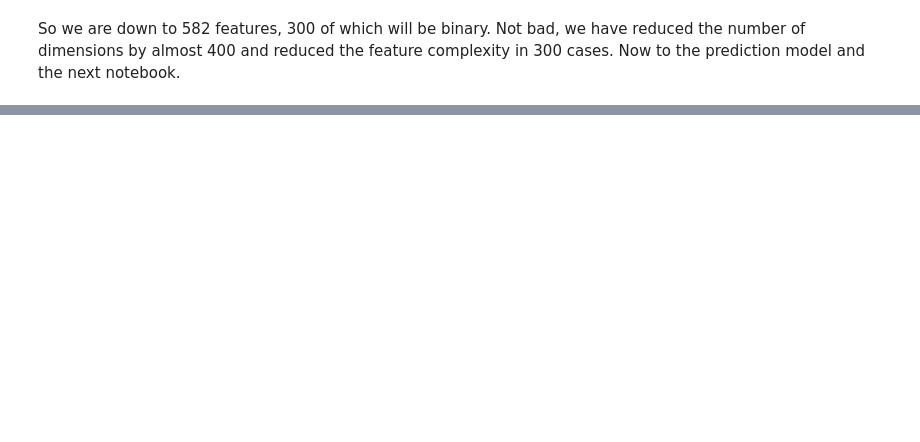
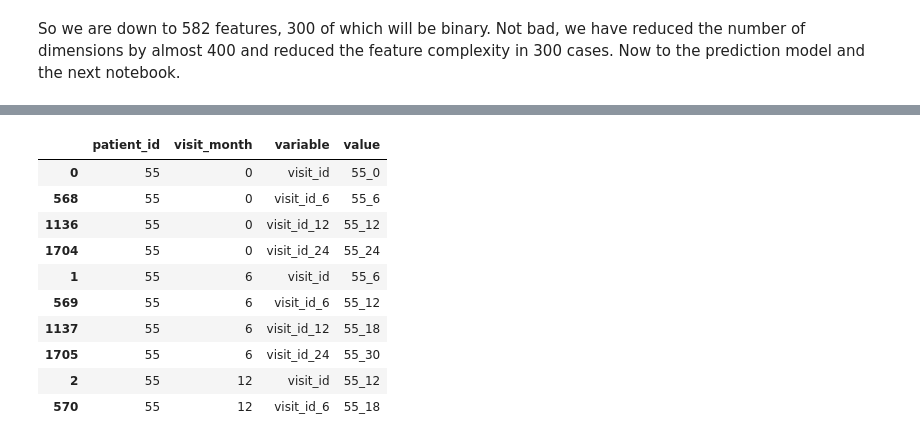
Before and after one commit to chris-hedemann/peptide-parkinsons-challenge, a Jupyter notebook: eda.ipynb, the cells around one changed output, grey strips where cells are left out. Drawn from its saved outputs; the diff is of its cells as text; code cells hidden in the pictures; blank space fills up the shorter version.

```diff
--- a/eda.ipynb
+++ b/eda.ipynb
@@ -750,0 +801,8 @@ So we are down to 582 features, 300 of which will be binary. Not bad, we have re
+# %%
+## Valid samples with t + (0,6,12,24) - create valid id codes
+for tstep in [6,12,24]:
+    visit_codes_target[f'visit_id_{tstep}'] = (visit_codes_target.patient_id.astype(str)
+                                               + '_'
+                                               + (visit_codes_target.visit_month.astype(int) + tstep).astype(str))
+
+visit_codes_target.head(3)
@@ -750,0 +814,8 @@ So we are down to 582 features, 300 of which will be binary. Not bad, we have re
+# %%
+## Valid samples with t + (0,6,12,24) - test valid id codes
+visit_codes_target_bin = visit_codes_target.copy()
+
+for tstep in [6,12,24]:
+    visit_codes_target_bin[f'visit_id_{tstep}'] = visit_codes_target[f'visit_id_{tstep}'].apply(lambda x: x in list(visit_codes_target.visit_id))
+
+visit_codes_target_bin.head(3)
@@ -750,0 +875,15 @@ So we are down to 582 features, 300 of which will be binary. Not bad, we have re
+# %%
+target_ids = visit_codes_target.melt(["patient_id",'visit_month']).sort_values(["patient_id",'visit_month'])
+target_ids.head(10)
+# %% [output]
+|  | patient_id | visit_month | variable | value |
+| 0 | 55 | 0 | visit_id | 55_0 |
+| 568 | 55 | 0 | visit_id_6 | 55_6 |
+| 1136 | 55 | 0 | visit_id_12 | 55_12 |
+| 1704 | 55 | 0 | visit_id_24 | 55_24 |
+| 1 | 55 | 6 | visit_id | 55_6 |
+| 569 | 55 | 6 | visit_id_6 | 55_12 |
+| 1137 | 55 | 6 | visit_id_12 | 55_18 |
+| 1705 | 55 | 6 | visit_id_24 | 55_30 |
+| 2 | 55 | 12 | visit_id | 55_12 |
+| 570 | 55 | 12 | visit_id_6 | 55_18 |
```
Also changed, not shown: parts of 24 cells of this notebook.
